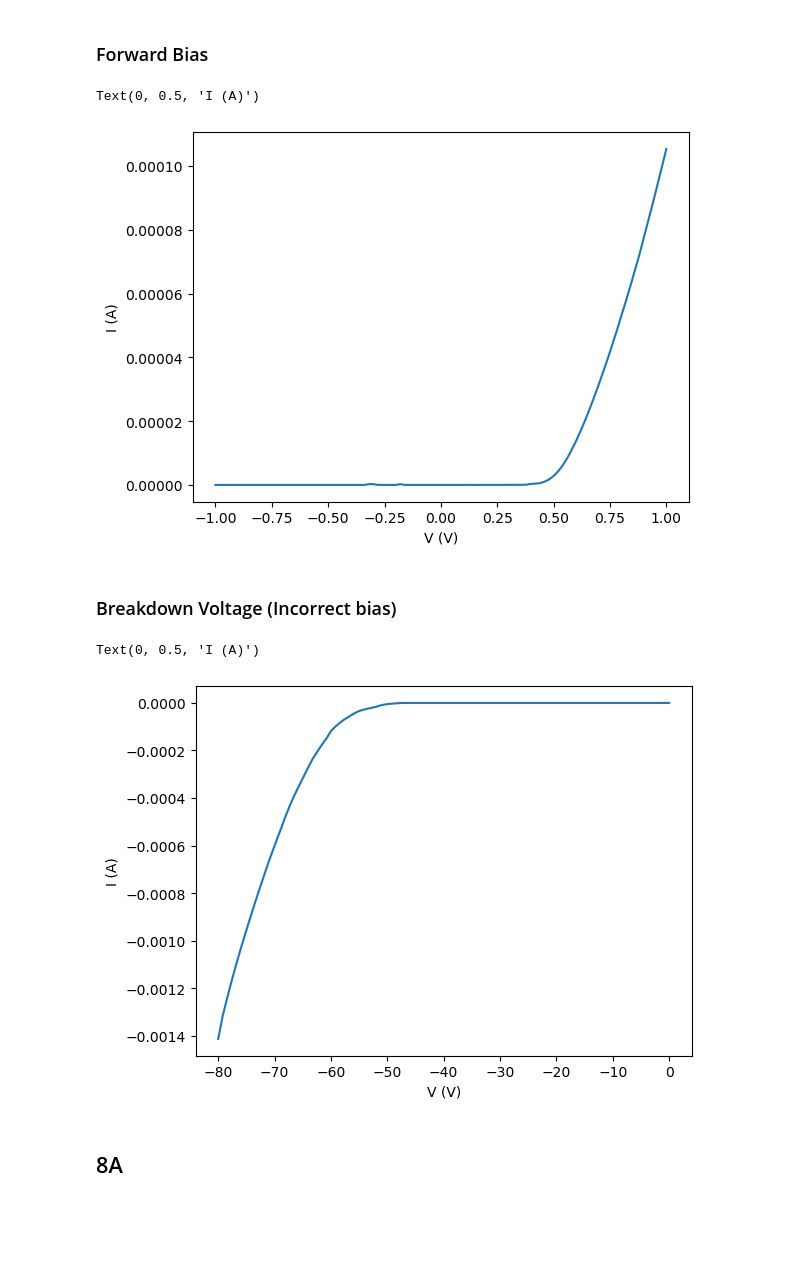
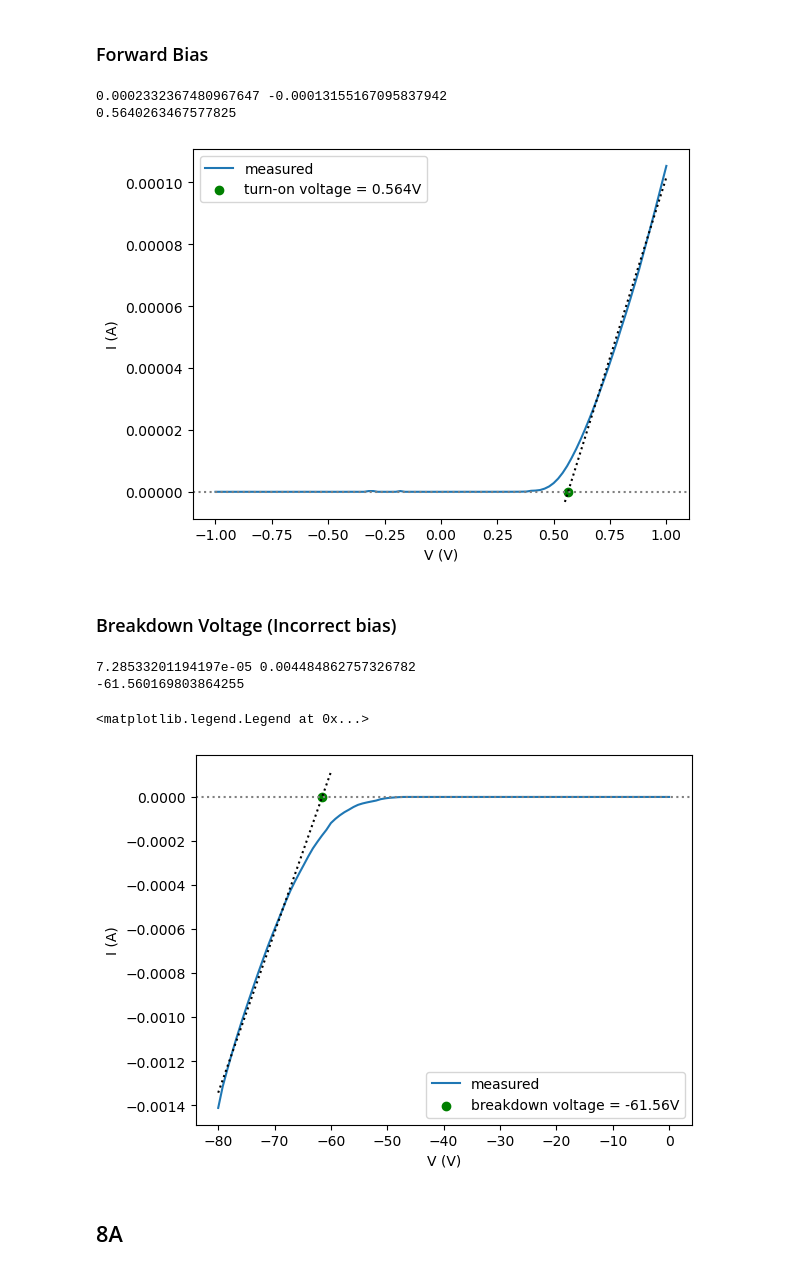
Before and after one commit to MetriC-DT/EE143-report2, a Jupyter notebook: Plotter.ipynb, the cells around one changed output. Drawn from its saved outputs; the diff is of its cells as text; code cells hidden in the pictures; blank space fills up the shorter version.

Commit message:
add breakdown and turn-on voltages to diode

```diff
--- a/Plotter.ipynb
+++ b/Plotter.ipynb
@@ -9,6 +9,9 @@ import scipy.optimize as opt
 # %%
 def linear(x, a):
     return a * x
+
+def linear2(x, a, b):
+    return a*x + b
 
 def select_y_range(x, y, minimum, maximum):
     region = np.logical_and((y > minimum), (y < maximum))
@@ -158,28 +161,63 @@ Text(0, 0.5, 'C (F)')
 # %%
 data_7a = np.genfromtxt('data/7A.txt', skip_header=True)
 V1, I1 = data_7a.T
-plt.plot(V1, I1)
+
+grad = np.gradient(I1, V1)
+fwd_curr = I1[grad > 0.00015]
+fwd_volt = V1[grad > 0.00015]
+(a,b), _ = opt.curve_fit(linear2, fwd_volt, fwd_curr)
+print(a, b)
+
+
+newrange = np.linspace(0.55, 1.00)
+root = opt.root_scalar(linear2, args=(a, b), method='bisect', bracket=[newrange[0], newrange[-1]]).root
+print(root)
+
+plt.plot(V1, I1, label='measured')
+plt.plot(newrange, linear2(newrange, a, b), color='black', linestyle=':')
+plt.axhline(y=0, color='grey', linestyle=':')
+plt.scatter(root, linear2(root, a, b), color='green', label=f'turn-on voltage = {root:0.3f}V')
 plt.xlabel('V (V)')
 plt.ylabel('I (A)')
-#plt.savefig('images/7_fwd.jpg', dpi=720, bbox_inches='tight')
+plt.legend()
+
+plt.savefig('images/7_fwd.jpg', dpi=720, bbox_inches='tight')
 # %% [output]
-Text(0, 0.5, 'I (A)')
+0.0002332367480967647 -0.00013155167095837942
+0.5640263467577825
-[figure, old version]
+[figure, new version]
 # %% [markdown]
 ### Breakdown Voltage (Incorrect bias)
 # %%
 data_7b = np.genfromtxt('data/7B.txt', skip_header=True)
 V1, I1 = data_7b.T
 I1 *= -1
 V1 *= -1
 V1 -= 40
-plt.plot(V1, I1)
+
+rev_curr = I1[V1 < -65]
+rev_volt = V1[V1 < -65]
+(a,b), _ = opt.curve_fit(linear2, rev_volt, rev_curr)
+print(a, b)
+
+
+newrange = np.linspace(-80, -60)
+root = opt.root_scalar(linear2, args=(a, b), method='bisect', bracket=[newrange[0], newrange[-1]]).root
+print(root)
+
+plt.plot(V1, I1, label='measured')
+plt.plot(newrange, linear2(newrange, a, b), color='black', linestyle=':')
+plt.axhline(y=0, color='grey', linestyle=':')
+plt.scatter(root, linear2(root, a, b), color='green', label=f'breakdown voltage = {root:0.2f}V')
 plt.xlabel('V (V)')
 plt.ylabel('I (A)')
+plt.legend()
 #plt.savefig('images/7_rev.jpg', dpi=720, bbox_inches='tight')
 # %% [output]
-Text(0, 0.5, 'I (A)')
+7.28533201194197e-05 0.004484862757326782
+-61.560169803864255
+<matplotlib.legend.Legend at 0x...>
-[figure, old version]
+[figure, new version]
 # %% [markdown]
 ## 8A
 # %%
```
Also changed, not shown: parts of 2 cells of this notebook, 2 other files.
